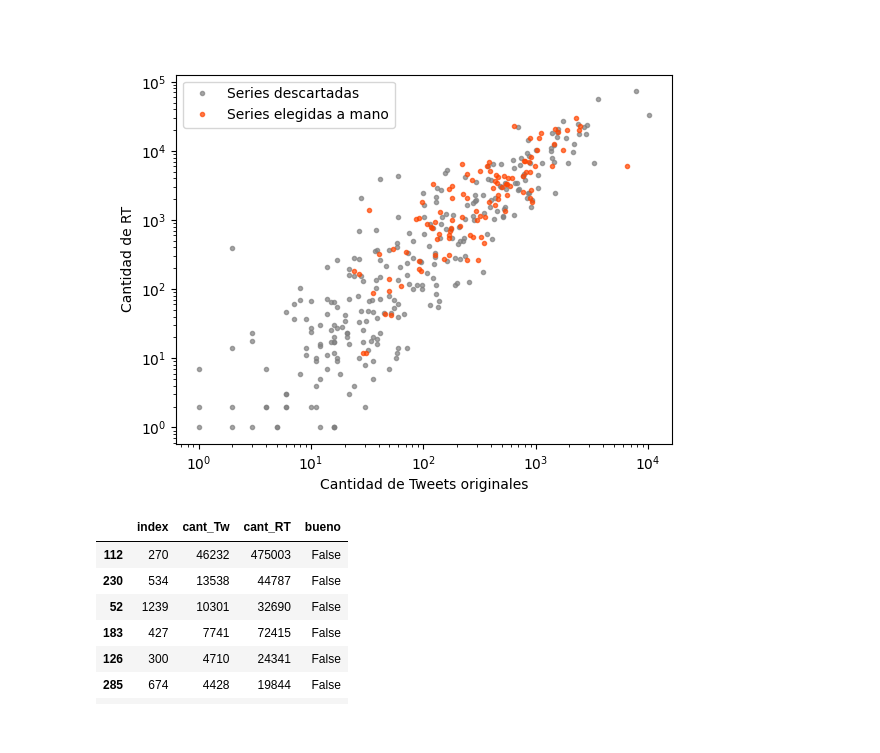
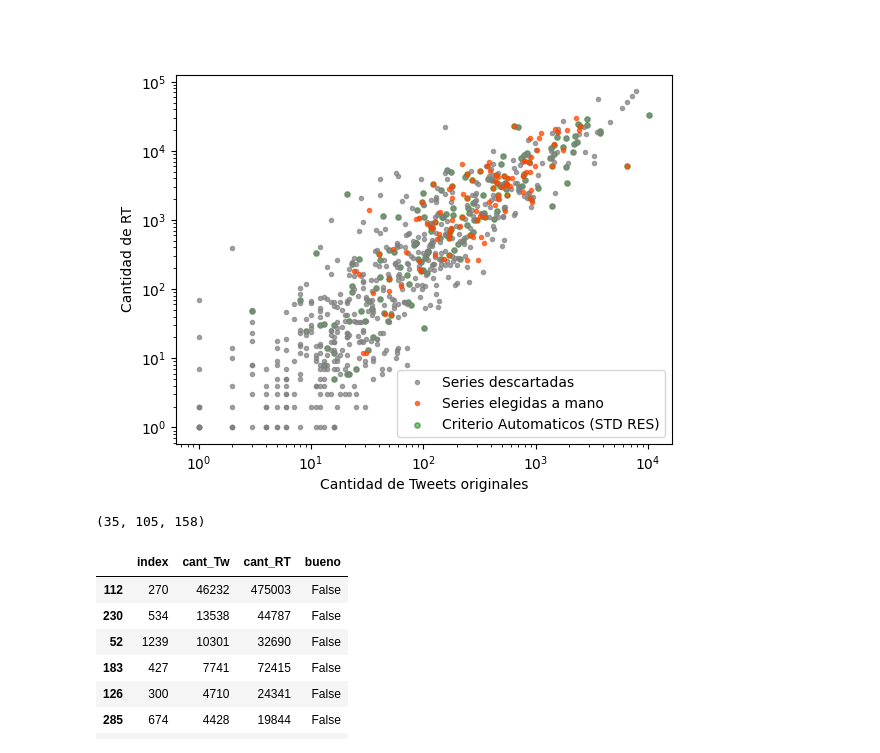
Before and after one commit to Ale-Mildiner/Tesis, a Jupyter notebook: Faiss_vect/Grafico_cant_Tw_RT.ipynb, the cells around one changed output. Drawn from its saved outputs; the diff is of its cells as text; code cells hidden in the pictures.

Commit message:
modificio Grafico cant Tw y RT y agrego una busqueda de parametros para automatizar

```diff
--- a/Faiss_vect/Grafico_cant_Tw_RT.ipynb
+++ b/Faiss_vect/Grafico_cant_Tw_RT.ipynb
@@ -9,7 +9,7 @@ import pickle as pk
 from scipy.signal import hilbert
 from statsmodels.tsa.seasonal import seasonal_decompose
 # %%
-path =  'c:/Git_Proyects/Tesis/Faiss_vect/'
+path =  'd:/Git_Proyects/Tesis/Faiss_vect/'
 id = []
 cant_Tw = []
 cant_RT = []
@@ -37,7 +37,8 @@ for archivo in os.listdir(path+'Tw_mas_RT_all'):
         try:
             fechas_maxs.append(fecha_max[0])
         except:
-            print(index)
+            pass
+            #print(index)
     fecha_inicio = pd.to_datetime('2019-08-09')
     fecha_fin = pd.to_datetime('2019-08-13')
     try:
@@ -46,4 +47,5 @@ for archivo in os.listdir(path+'Tw_mas_RT_all'):
             cant_Tw.append(len(df_categoria_false))
             cant_RT.append(len(df_categoria_true))
     except:
-        print(index)
+        #print(index)
+        pass
@@ -71,5 +58,5 @@ df['bueno'] = False
 # %%
-path =  'c:/Git_Proyects/Tesis/Faiss_vect/'
+path =  'd:/Git_Proyects/Tesis/Faiss_vect/'
 id = []
 cant_Tw = []
 cant_RT = []
@@ -94,3 +81,26 @@ df_tot = pd.concat([df_bueno, df])
 df_tot = df_tot.drop_duplicates(subset=['index'])
 df_malo = df_tot[df_tot['bueno'] ==False]
 df_bb = df_tot[df_tot['bueno'] ==True]
+# %%
+def graficar_y_guardar(list_df):
+    stds = []
+    for i, df1 in enumerate(list_df):
+        df = df1.copy()
+        df_index = df.set_index('Fecha')
+        df_count_hora = df_index.resample('1H').count()
+        result = seasonal_decompose(df_count_hora['Tweets'], model='additive')
+
+        trend = result.trend.fillna(0)
+
+
+        fecha_max_apariciones = trend.idxmax()
+        fecha_inicio = fecha_max_apariciones - pd.Timedelta(hours=1)
+        fecha_fin = fecha_max_apariciones + pd.Timedelta(days=5)
+        res = result.resid.fillna(0)
+        trednd_max = trend.loc[str(fecha_inicio):str(fecha_fin)]
+        max_res  = max(res)
+        res = res[res.index>fecha_inicio]
+        res = res[res.index<fecha_fin]
+        std= np.std(res/max_res)
+        stds.append(std)
+    return stds
@@ -97,15 +148,26 @@ df_bb = df_tot[df_tot['bueno'] ==True]
+# %%
+df_auto_test = pd.DataFrame({'index': id, 'cant_Tw': cant_Tw, 'cant_RT': cant_RT})
+#df['bueno'] = True
 # %%
+%matplotlib widget
 plt.figure()
 plt.plot(df_malo['cant_Tw'], df_malo['cant_RT'], marker = 'o', markersize = 3, color = 'gray', alpha = 0.7, linestyle = 'none', label = 'Series descartadas')
 plt.plot(df_bb['cant_Tw'], df_bb['cant_RT'], marker = 'o', markersize = 3, color = 'orangered', alpha = 0.7, linestyle = 'none', label  = 'Series elegidas a mano')
+plt.scatter(df_auto_test['cant_Tw'], df_auto_test['cant_RT'], marker = 'o', facecolor = 'green', alpha = 0.5, edgecolor = 'green', s = 15, label = 'Criterio Automaticos (STD RES)')
 plt.xlabel('Cantidad de Tweets originales')
 plt.ylabel('Cantidad de RT')
 plt.legend()
 plt.xscale('log')
 plt.yscale('log')
 plt.show()
 # %% [output]
-[figure, old version]
+[figure, new version]
+# %%
+a = pd.merge(df_bb, df_auto_test, on = 'index', how = 'inner')
+len(a), len(df_bb), len(df_auto_test)
+#print(list(a['index']))
+# %% [output]
+(35, 105, 158)
 # %%
 df_malo.sort_values(by = 'cant_Tw', ascending=False).head(10)
 # %% [output]
```
Also changed, not shown: parts of 3 cells of this notebook, 1 other file.
